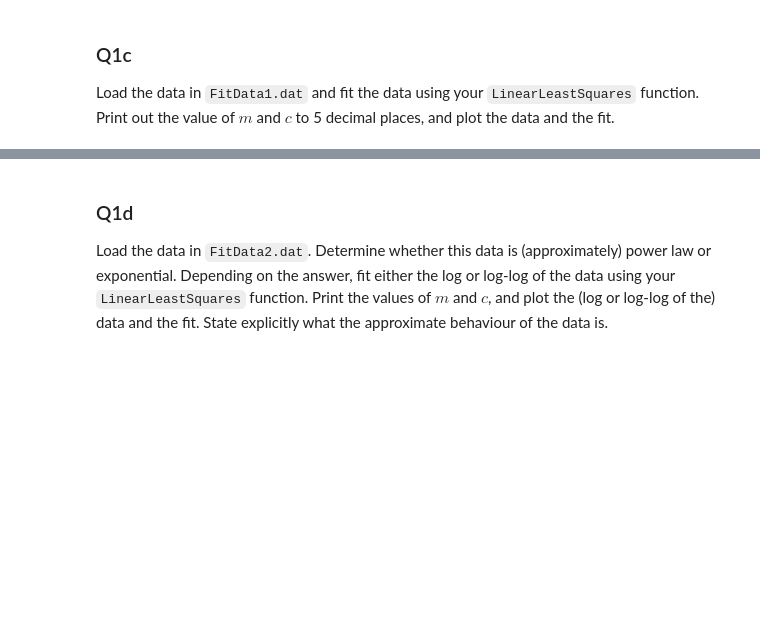
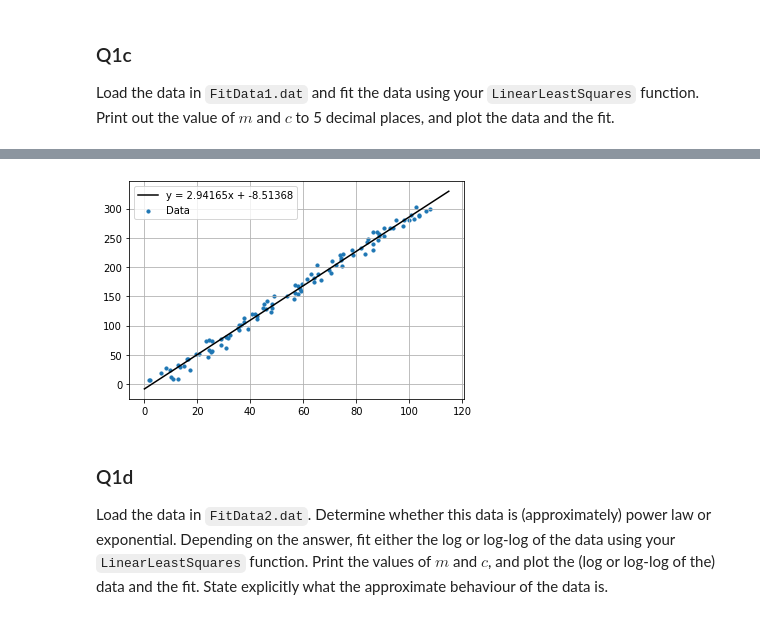
Before and after one commit to darraghburke1/ACM20030-Assignments, a Jupyter notebook: Assignment-3.ipynb, the cells around one changed output, grey strips where cells are left out. Cells and saved outputs as stored; diff of their text form; code cells hidden in the pictures; blank space fills up the shorter version.

```diff
--- a/Assignment-3.ipynb
+++ b/Assignment-3.ipynb
@@ -69,3 +109,17 @@ Load the data in `FitData1.dat` and fit the data using your `LinearLeastSquares`
+# %%
+xj = data[:,0]
+yj = data[:,1]
+xn = np.arange(0,120,5)
+yn = m_data*xn + c_data
+
+
+plt.plot(xn, yn, 'k')
+plt.scatter(xj, yj, s = 10)
+plt.grid(True)
+plt.legend(["y = 2.94165x + -8.51368","Data"])
+plt.show()
+# %% [output]
+[figure, added]
 # %% [markdown]
 ### Q1d
 Load the data in `FitData2.dat`. Determine whether this data is (approximately) power law or exponential. Depending on the answer, fit either the log or log-log of the data using your `LinearLeastSquares` function. Print the values of $m$ and $c$, and plot the (log or log-log of the) data and the fit. State explicitly what the approximate behaviour of the data is.
```
Also changed, not shown: parts of 8 cells of this notebook, 2 other files.
